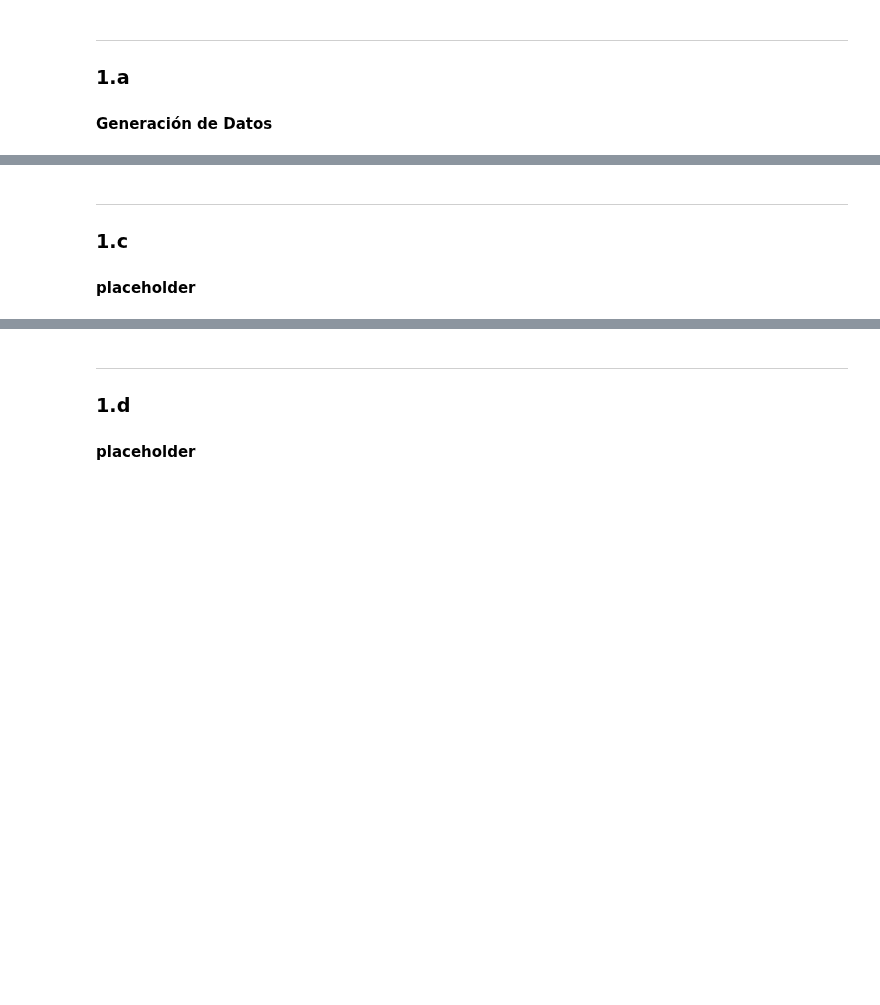
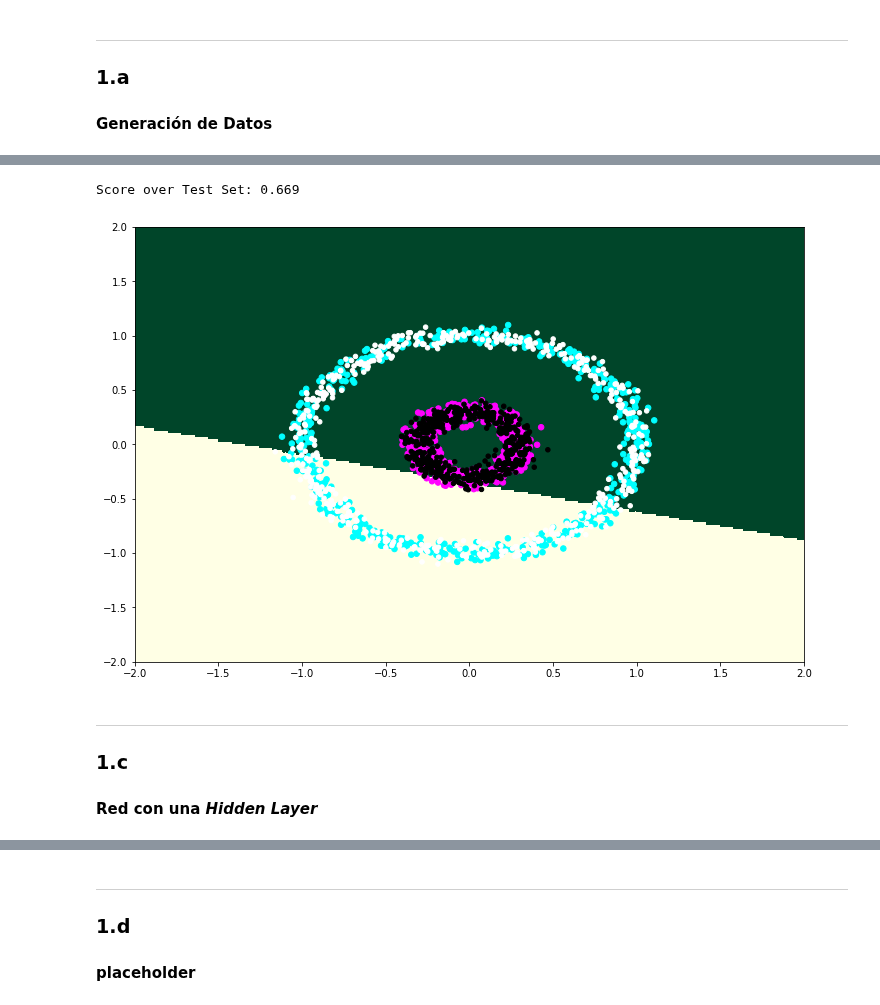
Before and after one commit to vlizanae/INF393, a Jupyter notebook: tarea-3/tarea-3.ipynb, the cells around one changed output, grey strips where cells are left out. Drawn from its saved outputs; the diff is of its cells as text; code cells hidden in the pictures; blank space fills up the shorter version.

```diff
--- a/tarea-3/tarea-3.ipynb
+++ b/tarea-3/tarea-3.ipynb
@@ -58,6 +62,8 @@ def do_circles(n=2000,noisy_n=0.05):
     X_train, X_test, y_train, y_test = skms.train_test_split(X, y, test_size=0.5, random_state=42)
 
     return X_train, y_train, X_test, y_test
+# %%
+X_train, y_train, X_test, y_test = do_circles()
 # %%
 def plot_classifier(clf, X_train, Y_train, X_test, Y_test, model_type):
     f, axis = plt.subplots(1, 1, sharex='col', sharey='row', figsize=(12, 8))
@@ -84,0 +91,9 @@ def plot_classifier(clf, X_train, Y_train, X_test, Y_test, model_type):
+# %%
+n_h=1
+model = krms.Sequential()
+model.add(krly.Dense(1, input_dim=X_train.shape[1], kernel_initializer='uniform', activation='relu'))
+model.add(krly.Dense(n_h, kernel_initializer='uniform', activation='sigmoid'))
+model.compile(optimizer=kropt.SGD(lr=1), loss='binary_crossentropy', metrics=['accuracy'])
+model.fit(X_train, y_train, epochs=50, batch_size=100, verbose=0)
+scores = model.evaluate(X_test, y_test)
+test_acc = scores[1]
@@ -85,5 +102,13 @@ def plot_classifier(clf, X_train, Y_train, X_test, Y_test, model_type):
+# %%
+print("Score over Test Set: {:>.3}".format(test_acc))
+# %% [output]
+Score over Test Set: 0.669
+# %%
+plot_classifier(model, X_train, y_train, X_test, y_test, 'ann')
+# %% [output]
+[figure, added]
 # %% [markdown]
 ---
 ### 1.c
 
-#### placeholder
+#### Red con una _Hidden Layer_
```
Also changed, not shown: parts of 23 cells of this notebook, 3 other files.
